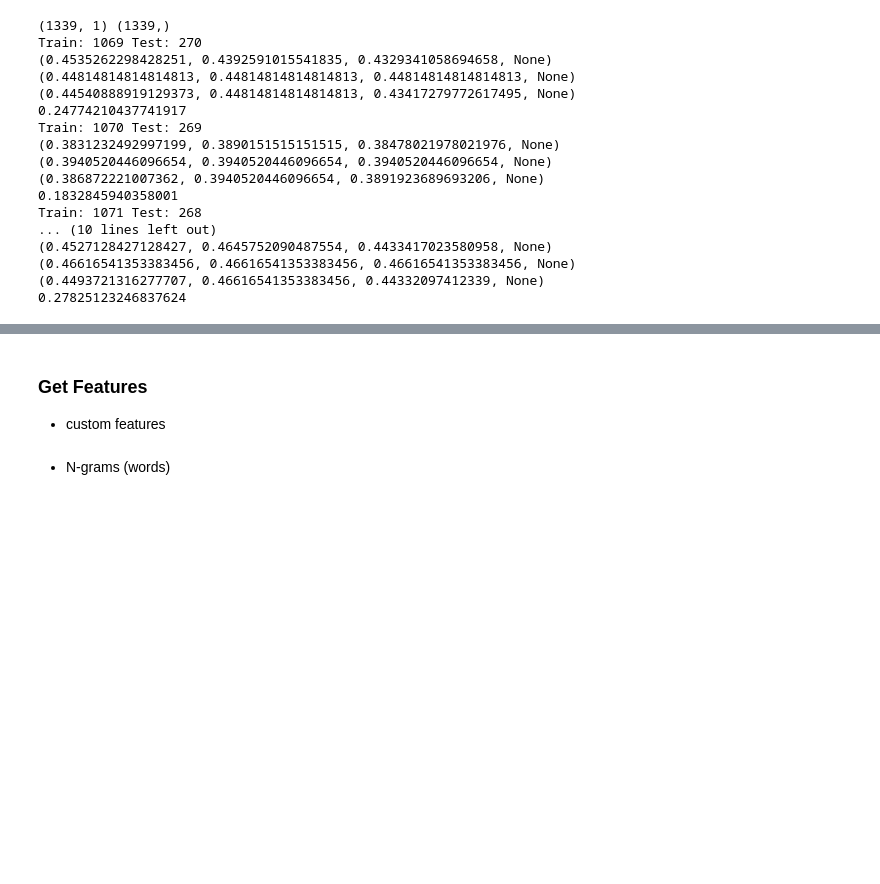
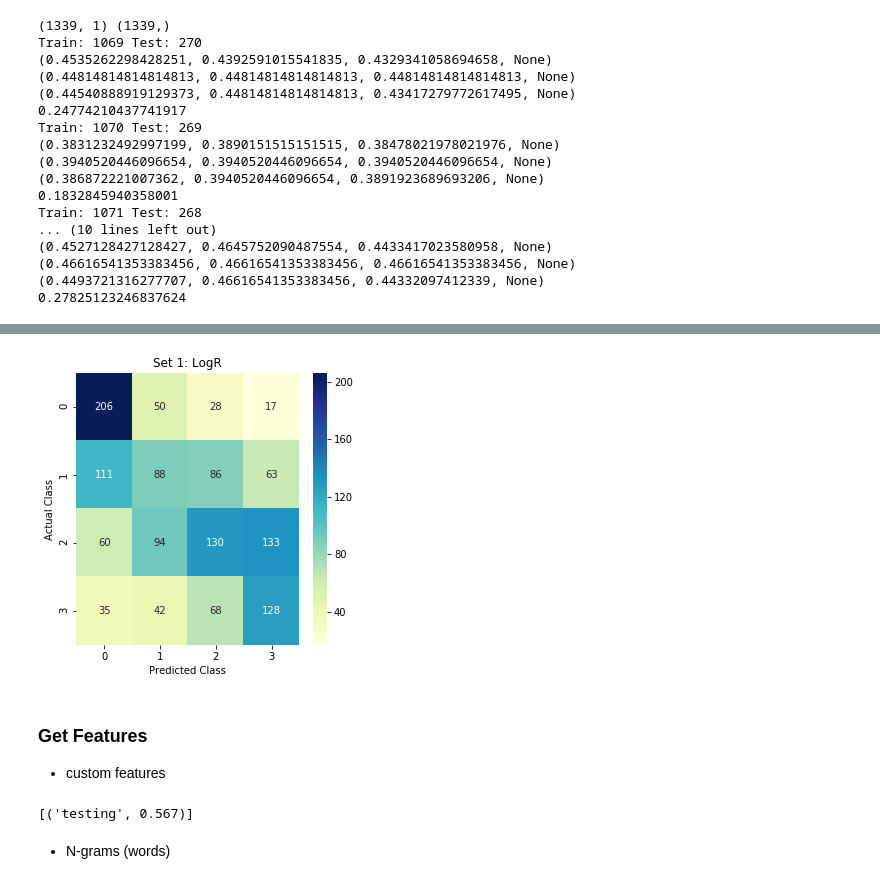
Before and after one commit to devanshi28/finalProject, a Jupyter notebook: experiments/Classification.ipynb, the cells around one changed output, grey strips where cells are left out. Cells and saved outputs as stored; diff of their text form; code cells hidden in the pictures; blank space fills up the shorter version.

```diff
--- a/experiments/Classification.ipynb
+++ b/experiments/Classification.ipynb
@@ -45,6 +47,7 @@ pd.set_option('display.max_colwidth', -1)
 myDir = Path.cwd().parents[0]
 dataFolder = myDir / 'data/asap-sas'
 ratingsFolder = myDir / 'data/ratings'
+figureFolder = myDir / 'figures'
 
 print(dataFolder)
 # %% [output]
@@ -94,0 +104,8 @@ print(X.shape, y.shape)
+# %%
+col = 'EssayText'
+for essay_set in range(1,11):
+
+    X = set_1 = df[(df['EssaySet'] == essay_set)][[col,'Score1']].copy()
+    X.reset_index(drop=True,inplace=True)
+    y= X.pop('Score1')
+    print(essay_set, X.shape, y.shape)
@@ -186,0 +348,5 @@ Train: 1071 Test: 268
+# %%
+from imblearn.over_sampling import SMOTE
+from imblearn.pipeline import make_pipeline, Pipeline
+
+skf = StratifiedKFold(n_splits=5, random_state=42)
@@ -214,6 +507,24 @@ for train_index, test_index in skf.split(X, y):
+# %%
+
+conf_mat = confusion_matrix(y_test, y_pred)
+fig, ax = plt.subplots(figsize=(5,5))
+sns.heatmap(conf_mat, annot=True, fmt='d', xticklabels=target_names, yticklabels=target_names, cmap="YlGnBu")
+
+plt.title('Set {}: {}'.format('1','LogR'))
+plt.ylabel('Actual Class')
+plt.xlabel('Predicted Class')
+plt.show()
+# %% [output]
+[figure, added]
 # %% [markdown]
 ### Get Features
 * custom features
+# %%
+tmp = []
+tmp.append(('testing',0.567))
+tmp
+# %% [output]
+[('testing', 0.567)]
 # %% [markdown]
 * N-grams (words)
 # %% [markdown]
```
Also changed, not shown: parts of 17 cells of this notebook.
